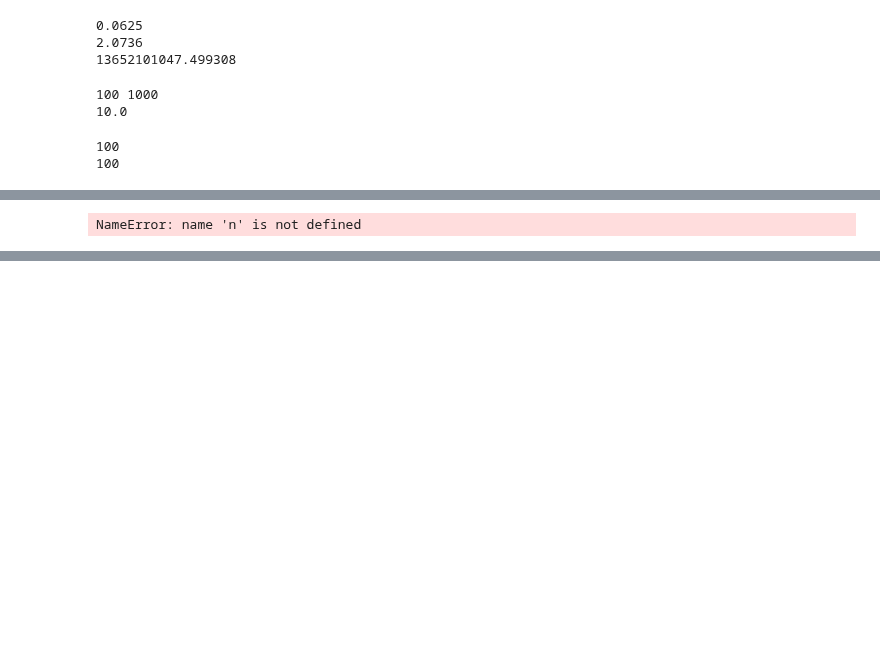
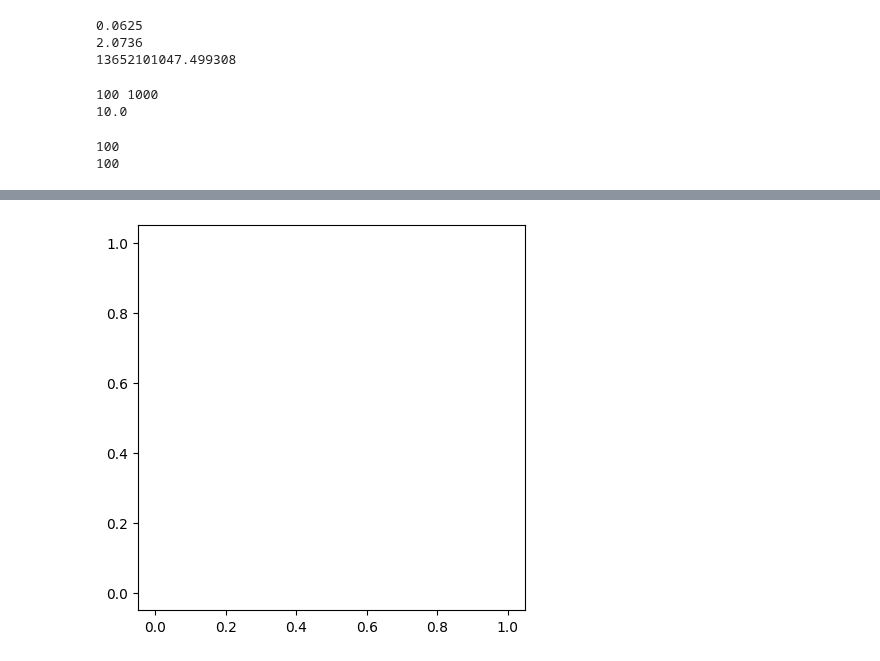
Before and after one commit to HidekiTsuiki/python, a Jupyter notebook: _3answer.ipynb, the cells around one changed output, grey strips where cells are left out. Drawn from its saved outputs; the diff is of its cells as text; code cells hidden in the pictures; blank space fills up the shorter version.

```diff
--- a/_3answer.ipynb
+++ b/_3answer.ipynb
@@ -109,8 +109,10 @@ plt.show()
 # %%
-# アニメーションをしようと思ったが，これは，jupyterlab では動かない
+# アニメーションをしようと思ったが，なぜか，jupyterlab では動かない
 
 # 練習問題100-3
-%matplotlib nbagg
+%matplotlib inline
+#%matplotlib nbagg
+#%matplotlib notebook
 import numpy as np
 import matplotlib.pyplot as plt
 from matplotlib import animation
@@ -124,13 +126,12 @@ ims = []
 for i in range(10):
     h = repeatfun(f, i)
     ims.append(plt.plot(x, h(x)))
-    n = n + 1
-ani = animation.ArtistAnimation(
-          fig,  # Figureオブジェクト
-          ims,  # サブプロット(Axes)のリスト
-          interval = 200,  # サブプロットの更新頻度(ms)
-          blit = True  # blitting による処理の高速化
-          )
+ani = animation.ArtistAnimation(fig,ims, interval=200, blit = True)
+#        fig,  # Figureオブジェクト
+#        ims,  # サブプロット(Axes)のリスト
+#        interval = 200,  # サブプロットの更新頻度(ms)
+#        blit = True  # blitting による処理の高速化
+#        )
 
 plt.show()
 # %% [output]
@@ -139 +137,0 @@ plt.show()
-NameError: name 'n' is not defined
@@ -141,0 +138 @@ NameError: name 'n' is not defined
+[figure, added]
```
Also changed, not shown: parts of 12 cells of this notebook, 1 other file.
